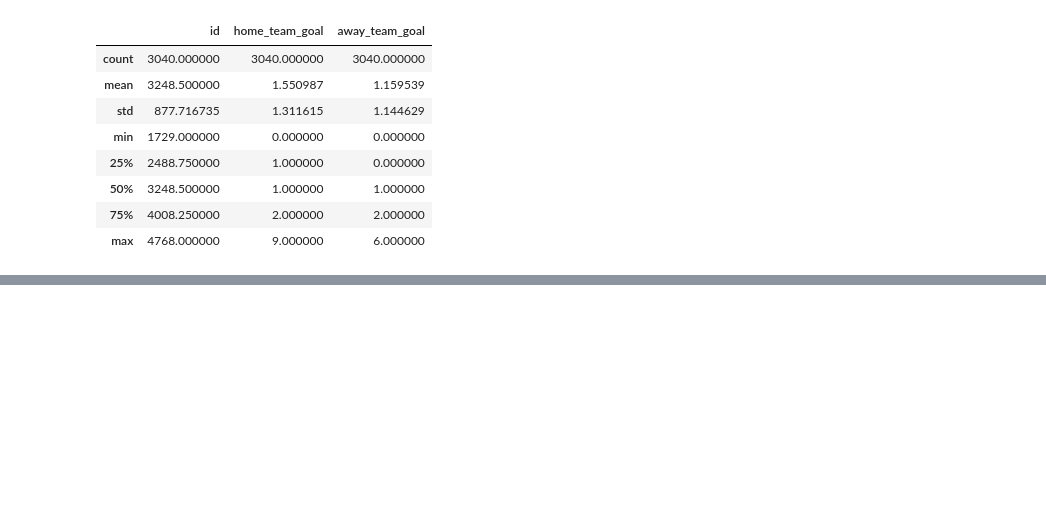
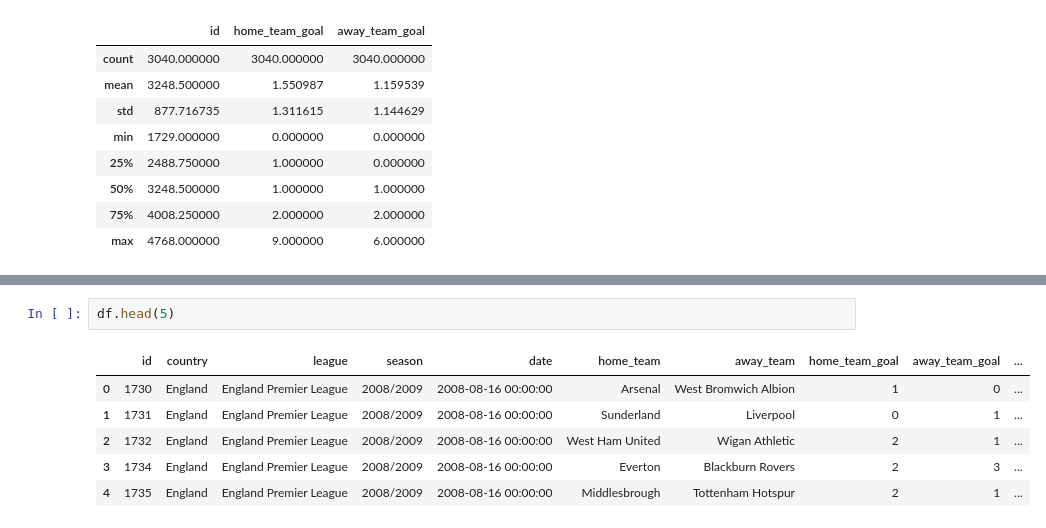
Before and after one commit to Jayodya-gveb/Sports-Analytics-, a Jupyter notebook: notebooks/Part1_Data_Extraction_EDA.ipynb, the cells around one changed output, grey strips where cells are left out. Drawn from its saved outputs; the diff is of its cells as text; blank space fills up the shorter version.

```diff
--- a/notebooks/Part1_Data_Extraction_EDA.ipynb
+++ b/notebooks/Part1_Data_Extraction_EDA.ipynb
@@ -96,0 +115,9 @@ df.describe()
+# %%
+df.head(5)
+# %% [output]
+|  | id | country | league | season | date | home_team | away_team | home_team_goal | away_team_goal | ... |
+| 0 | 1730 | England | England Premier League | 2008/2009 | 2008-08-16 00:00:00 | Arsenal | West Bromwich Albion | 1 | 0 | ... |
+| 1 | 1731 | England | England Premier League | 2008/2009 | 2008-08-16 00:00:00 | Sunderland | Liverpool | 0 | 1 | ... |
+| 2 | 1732 | England | England Premier League | 2008/2009 | 2008-08-16 00:00:00 | West Ham United | Wigan Athletic | 2 | 1 | ... |
+| 3 | 1734 | England | England Premier League | 2008/2009 | 2008-08-16 00:00:00 | Everton | Blackburn Rovers | 2 | 3 | ... |
+| 4 | 1735 | England | England Premier League | 2008/2009 | 2008-08-16 00:00:00 | Middlesbrough | Tottenham Hotspur | 2 | 1 | ... |
```
Also changed, not shown: parts of 14 cells of this notebook.
